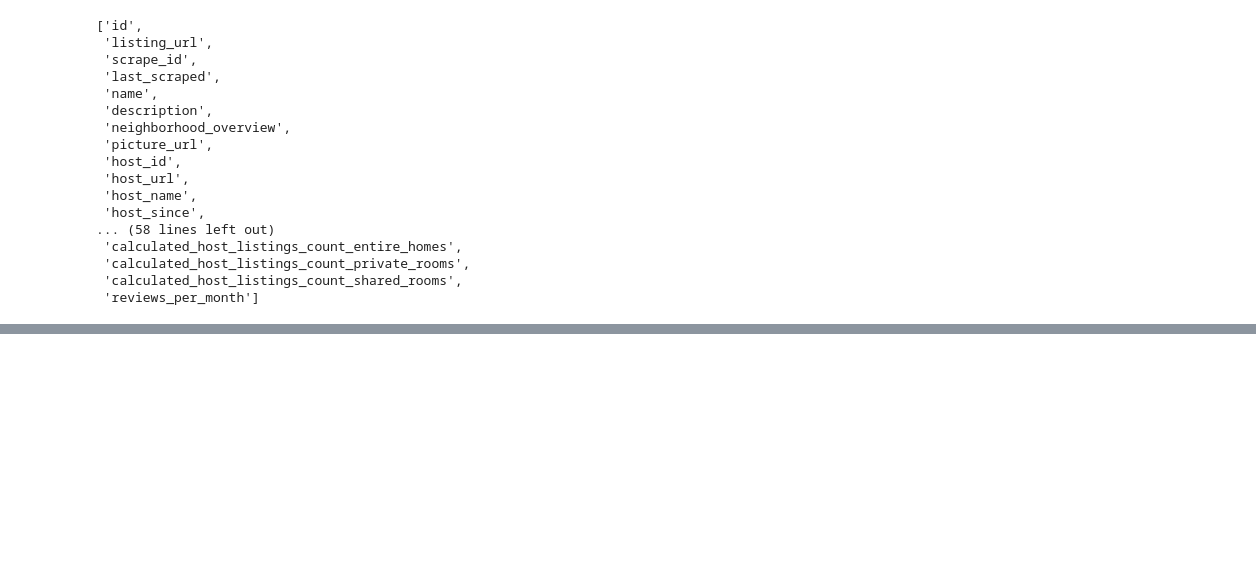
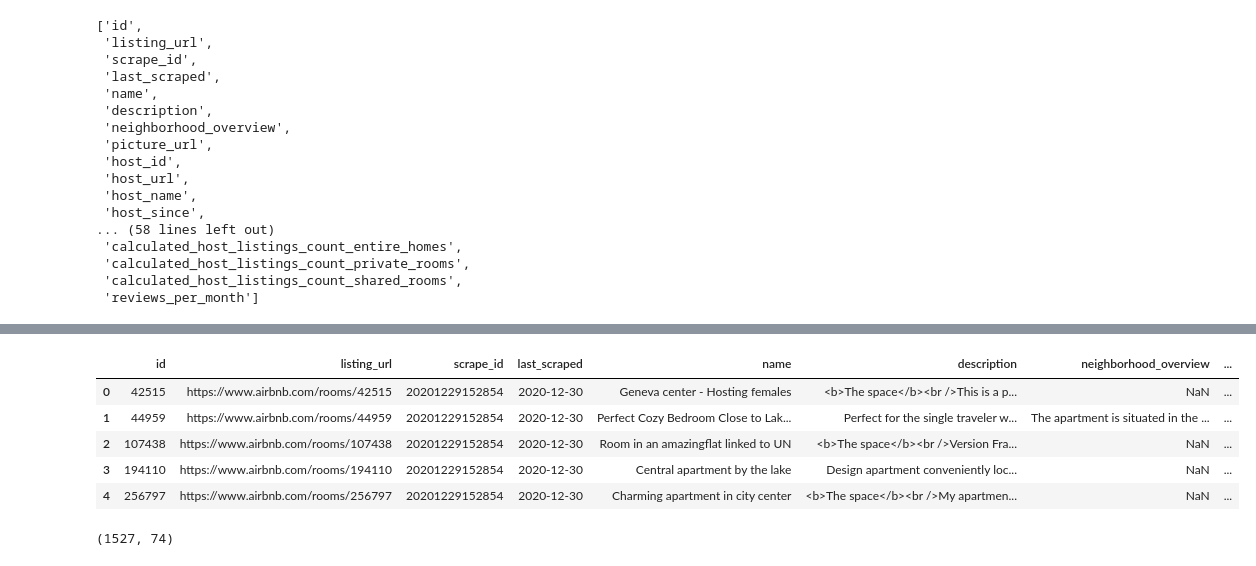
Before and after one commit to ML-Recipes/Fairness-Aware-Ranking, a Jupyter notebook: notebook/02. Preprocessing Geneva Airbnb.ipynb, the cells around one changed output, grey strips where cells are left out. Cells and saved outputs as stored; diff of their text form; code cells hidden in the pictures; blank space fills up the shorter version.

```diff
--- a/notebook/02. Preprocessing Geneva Airbnb.ipynb
+++ b/notebook/02. Preprocessing Geneva Airbnb.ipynb
@@ -84,0 +105,15 @@ Name: 0, dtype: object
+# %%
+clean_df = df[df.first_review.notnull() & df.last_review.notnull() & df.review_scores_rating.notnull() & df.review_scores_accuracy.notnull() & df.review_scores_accuracy.notnull() & df.review_scores_cleanliness.notnull() & df.review_scores_checkin.notnull() & df.review_scores_communication.notnull() & df.review_scores_location.notnull() & df.review_scores_value.notnull()]
+# %%
+clean_df.head()
+# %% [output]
+|  | id | listing_url | scrape_id | last_scraped | name | description | neighborhood_overview | ... |
+| 0 | 42515 | https://www.airbnb.com/rooms/42515 | 20201229152854 | 2020-12-30 | Geneva center - Hosting females | <b>The space</b><br />This is a p... | NaN | ... |
+| 1 | 44959 | https://www.airbnb.com/rooms/44959 | 20201229152854 | 2020-12-30 | Perfect Cozy Bedroom Close to Lak... | Perfect for the single traveler w... | The apartment is situated in the ... | ... |
+| 2 | 107438 | https://www.airbnb.com/rooms/107438 | 20201229152854 | 2020-12-30 | Room in an amazingflat linked to UN | <b>The space</b><br />Version Fra... | NaN | ... |
+| 3 | 194110 | https://www.airbnb.com/rooms/194110 | 20201229152854 | 2020-12-30 | Central apartment by the lake | Design apartment conveniently loc... | NaN | ... |
+| 4 | 256797 | https://www.airbnb.com/rooms/256797 | 20201229152854 | 2020-12-30 | Charming apartment in city center | <b>The space</b><br />My apartmen... | NaN | ... |
+# %%
+clean_df.shape
+# %% [output]
+(1527, 74)
```
Also changed, not shown: parts of 15 cells of this notebook, 3 other files.
